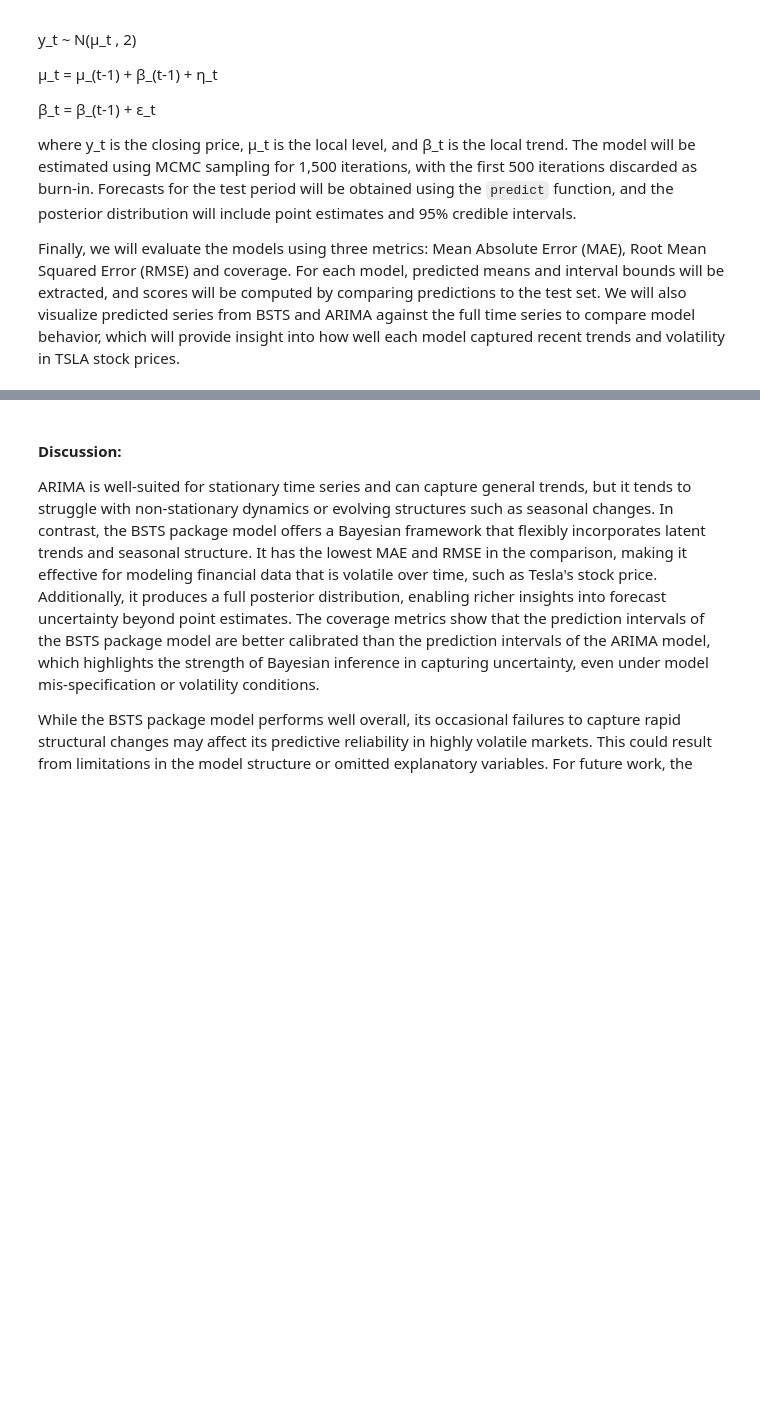
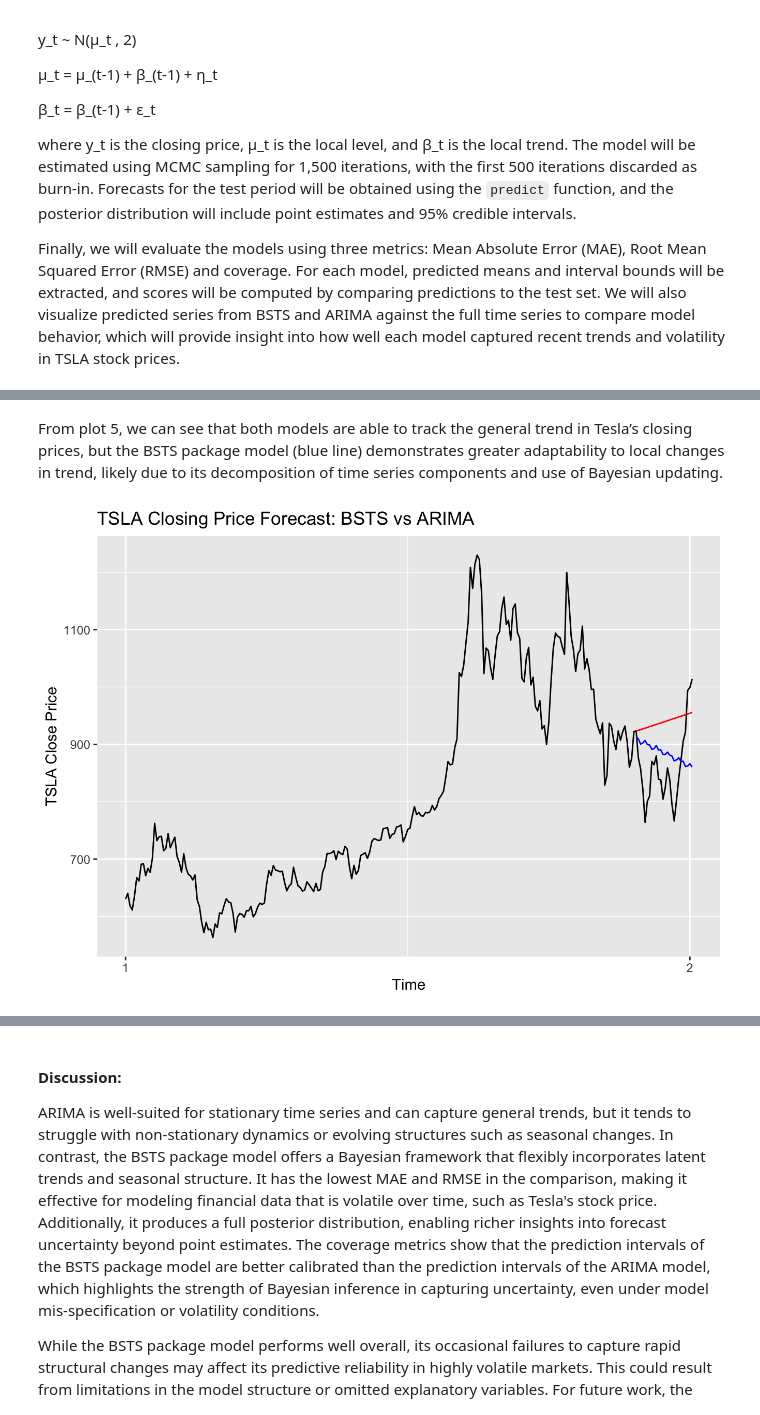
Before and after one commit to TeffyShen/Stat-447-Project, a Jupyter notebook: Final Project.ipynb, the cells around one changed output, grey strips where cells are left out. Drawn from its saved outputs; the diff is of its cells as text; code cells hidden in the pictures; blank space fills up the shorter version.

```diff
--- a/Final Project.ipynb
+++ b/Final Project.ipynb
@@ -30,0 +41,6 @@ Finally, we will evaluate the models using three metrics: Mean Absolute Error (M
+# %% [markdown]
+From plot 5, we can see that both models are able to track the general trend in Tesla’s closing prices, but the BSTS package model (blue line) demonstrates greater adaptability to local changes in trend, likely due to its decomposition of time series components and use of Bayesian updating.
+# %%
+display_png(file = "plot 5.png")
+# %% [output]
+[figure, added]
```
Also changed, not shown: parts of 5 cells of this notebook, 3 other files.
